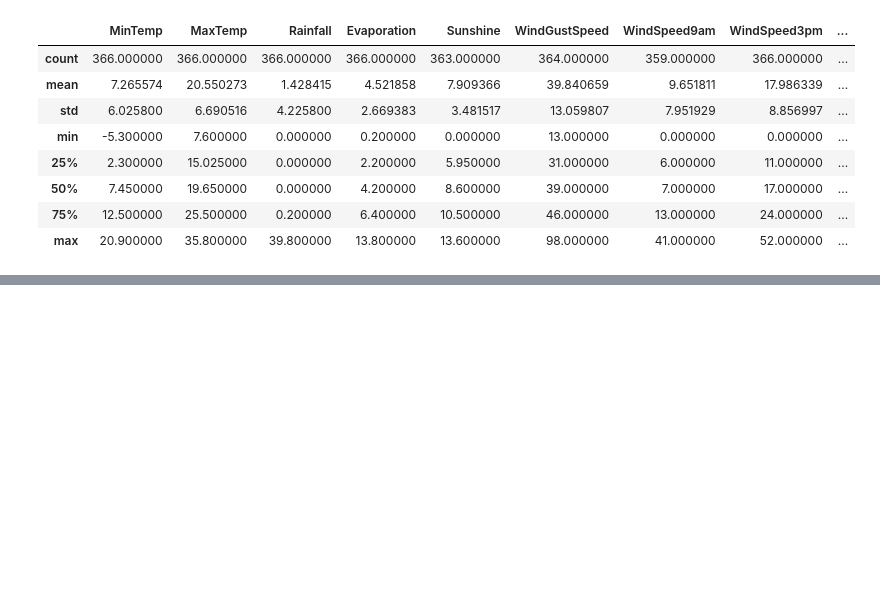
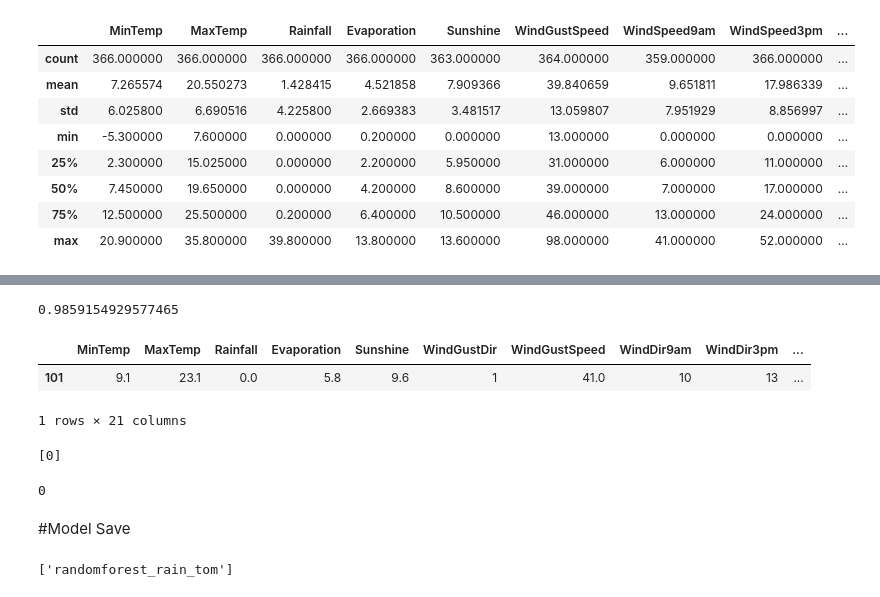
Before and after one commit to sabatn/ML, a Jupyter notebook: ML1.ipynb, the cells around one changed output, grey strips where cells are left out. Cells and saved outputs as stored; diff of their text form; code cells hidden in the pictures; blank space fills up the shorter version.

```diff
--- a/ML1.ipynb
+++ b/ML1.ipynb
@@ -190,0 +269,27 @@ memory usage: 58.9 KB
+# %%
+print(score)
+# %% [output]
+0.9859154929577465
+# %%
+X.loc[101:101,:]
+# %% [output]
+|  | MinTemp | MaxTemp | Rainfall | Evaporation | Sunshine | WindGustDir | WindGustSpeed | WindDir9am | WindDir3pm | ... |
+| 101 | 9.1 | 23.1 | 0.0 | 5.8 | 9.6 | 1 | 41.0 | 10 | 13 | ... |
+1 rows × 21 columns
+# %%
+rain_tom = clf.predict(X.loc[101:101,:])
+print(rain_tom)
+# %% [output]
+[0]
+# %%
+Y[101]
+# %% [output]
+0
+# %% [markdown]
+#Model Save
+# %%
+import joblib
+
+joblib.dump(clf, "randomforest_rain_tom")
+# %% [output]
+['randomforest_rain_tom']
```
Also changed, not shown: parts of 28 cells of this notebook.
